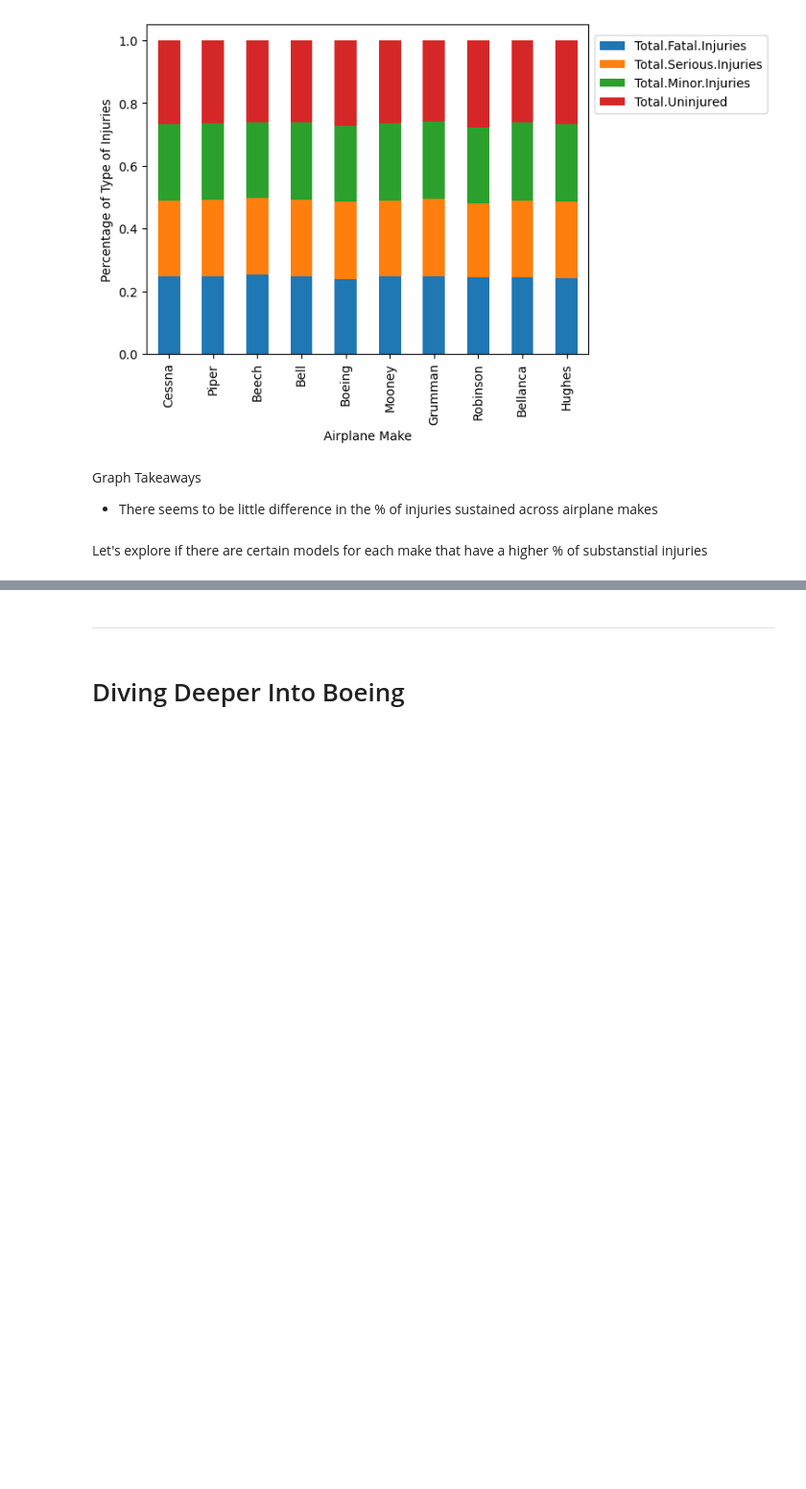
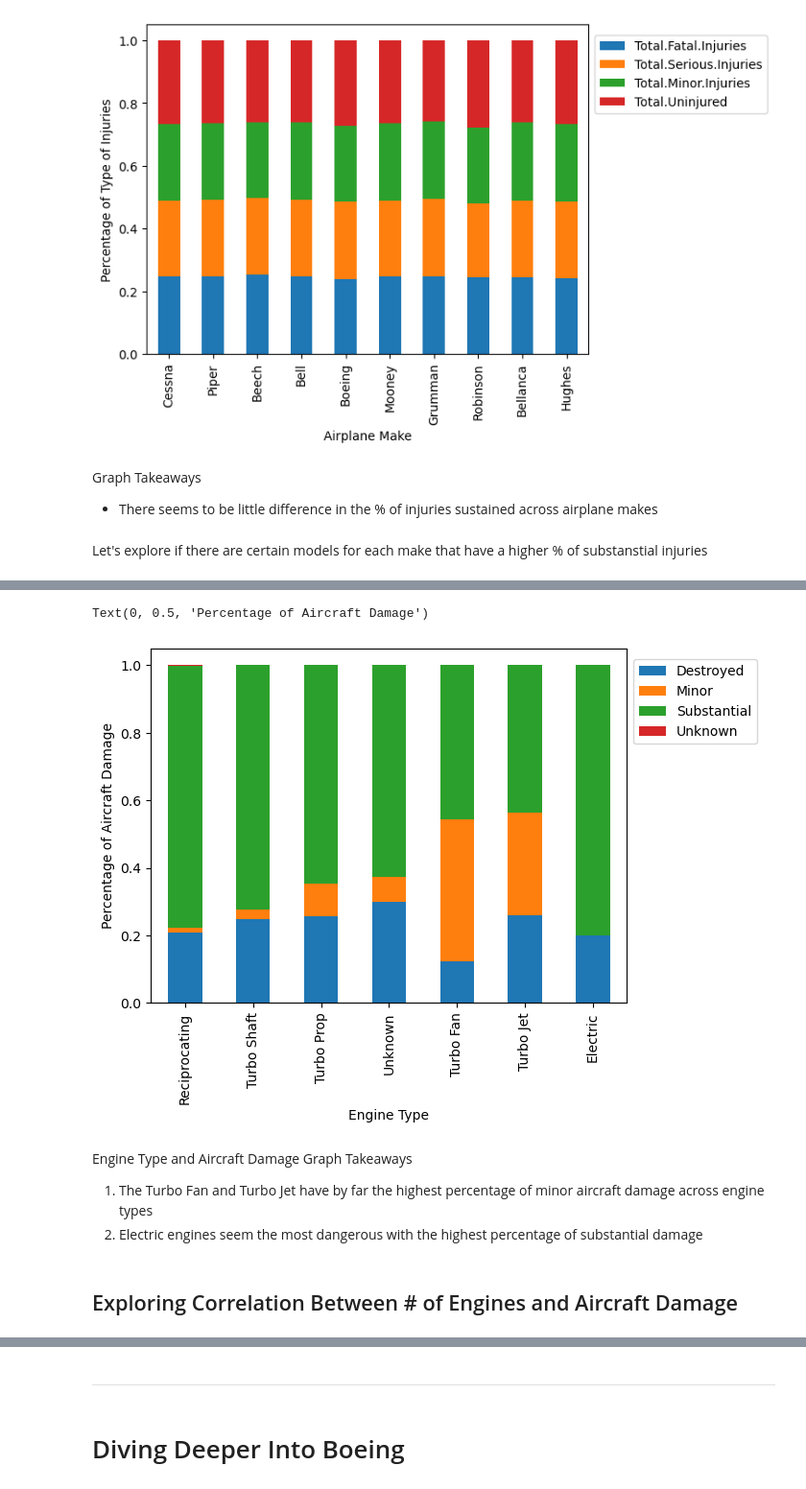
Before and after one commit to alecs1523/Aviation_Data_Analysis, a Jupyter notebook: phase_1_project.ipynb, the cells around one changed output, grey strips where cells are left out. Shown at 96% size. Saved outputs shown, nothing was run; the diff lists cells and outputs as text; code cells hidden in the pictures; blank space fills up the shorter version.

```diff
--- a/phase_1_project.ipynb
+++ b/phase_1_project.ipynb
@@ -609,0 +649,9 @@ for x in top_10_makes:
+# %%
+# Grouping engine types and airplane damage to look for a correlation
+
+engine_damage = df_new.groupby('Engine.Type')['Aircraft.damage'].value_counts().unstack(fill_value=0)
+engine_damage['Total'] = engine_damage.sum(axis=1)
+engine_damage_sort = engine_damage.sort_values(by='Total', ascending = False)
+engine_damage_sorted = engine_damage_sort[engine_damage_sort['Total'] >= 10]
+engine_damage_drop=engine_damage_sorted.drop(columns=['Total'])
+engine_damage_drop
@@ -609,0 +668,5 @@ for x in top_10_makes:
+# %%
+
+Total_engine = engine_damage_drop.sum(axis = 1)
+engine_damage_updated = engine_damage_drop.div(Total_engine,axis=0)
+engine_damage_updated
@@ -609,0 +683,15 @@ for x in top_10_makes:
+# %%
+# Visaulize the types of injuries sustained compared to different engine types
+ax= engine_damage_updated.plot(kind='bar',stacked='True')
+ax.legend(loc='center left', bbox_to_anchor=(1, .85), ncol=1)
+plt.xlabel('Engine Type')
+plt.ylabel('Percentage of Aircraft Damage')
+# %% [output]
+Text(0, 0.5, 'Percentage of Aircraft Damage')
+[figure, added]
+# %% [markdown]
+Engine Type and Aircraft Damage Graph Takeaways
+1. The Turbo Fan and Turbo Jet have by far the highest percentage of minor aircraft damage across engine types
+2. Electric engines seem the most dangerous with the highest percentage of substantial damage
+# %% [markdown]
+## Exploring Correlation Between # of Engines and Aircraft Damage
```
Also changed, not shown: parts of 38 cells of this notebook, 2 other files.
